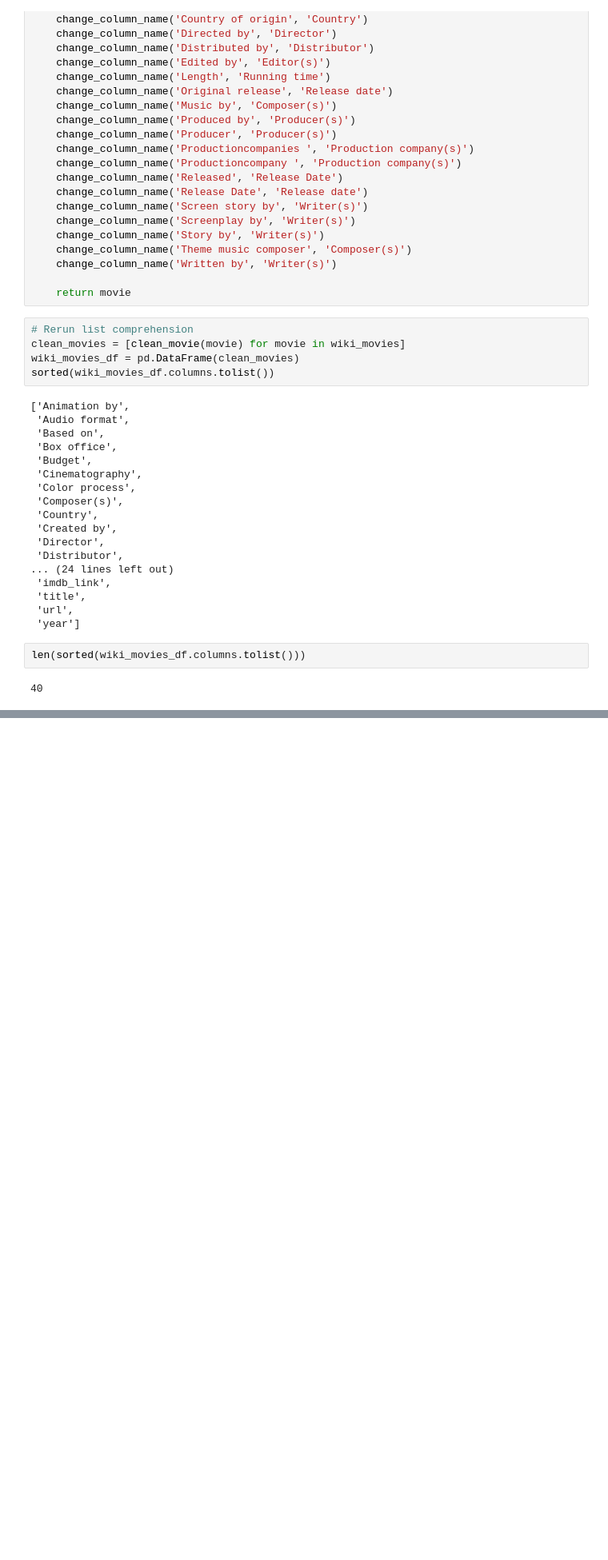
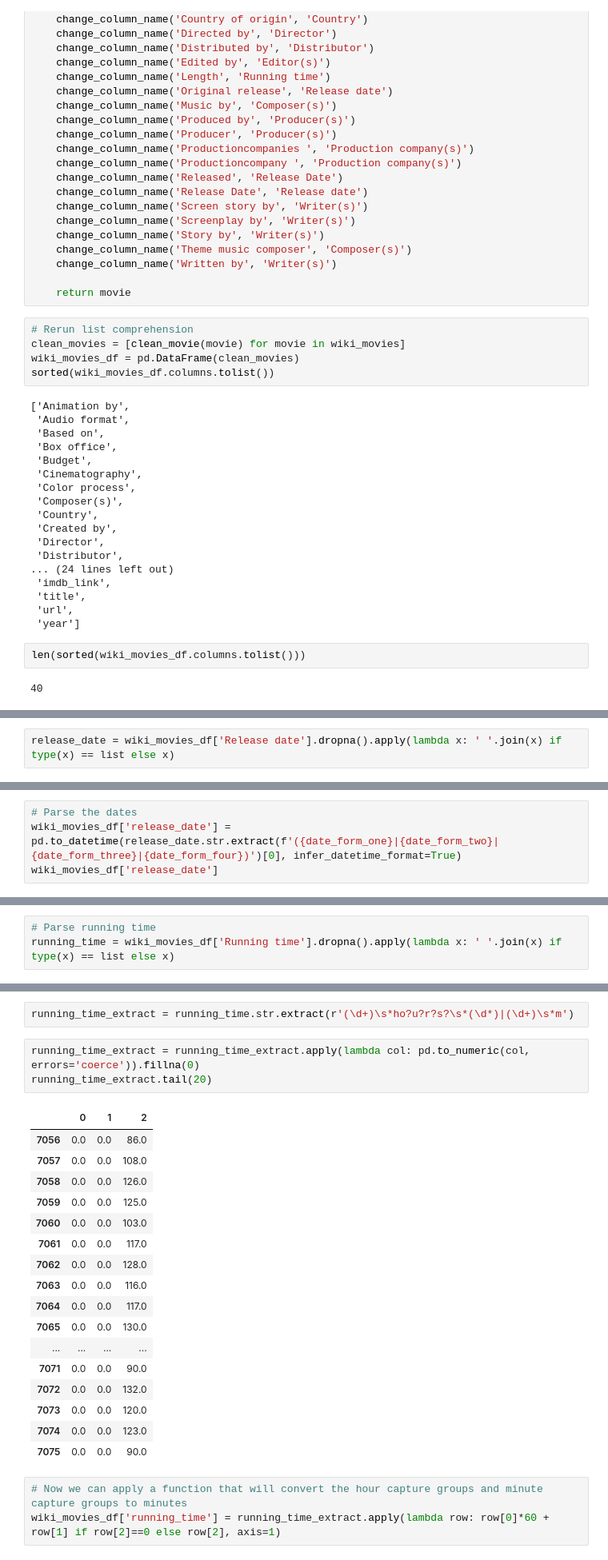
Before and after one commit to Jose-Monagas/Movies-ETL, a Jupyter notebook: ETL_module.ipynb, the cells around one changed output, grey strips where cells are left out. Shown at 80% size. Cells and saved outputs as stored; diff of their text form; blank space fills up the shorter version.

```diff
--- a/ETL_module.ipynb
+++ b/ETL_module.ipynb
@@ -387,0 +704,2 @@ print
+# %%
+release_date = wiki_movies_df['Release date'].dropna().apply(lambda x: ' '.join(x) if type(x) == list else x)
@@ -387,0 +742,4 @@ print
+# %%
+# Parse the dates
+wiki_movies_df['release_date'] = pd.to_datetime(release_date.str.extract(f'({date_form_one}|{date_form_two}|{date_form_three}|{date_form_four})')[0], infer_datetime_format=True)
+wiki_movies_df['release_date']
@@ -387,0 +759,3 @@ print
+# %%
+# Parse running time
+running_time = wiki_movies_df['Running time'].dropna().apply(lambda x: ' '.join(x) if type(x) == list else x)
@@ -387,0 +828,26 @@ print
+# %%
+running_time_extract = running_time.str.extract(r'(\d+)\s*ho?u?r?s?\s*(\d*)|(\d+)\s*m')
+# %%
+running_time_extract = running_time_extract.apply(lambda col: pd.to_numeric(col, errors='coerce')).fillna(0)
+running_time_extract.tail(20)
+# %% [output]
+|  | 0 | 1 | 2 |
+| 7056 | 0.0 | 0.0 | 86.0 |
+| 7057 | 0.0 | 0.0 | 108.0 |
+| 7058 | 0.0 | 0.0 | 126.0 |
+| 7059 | 0.0 | 0.0 | 125.0 |
+| 7060 | 0.0 | 0.0 | 103.0 |
+| 7061 | 0.0 | 0.0 | 117.0 |
+| 7062 | 0.0 | 0.0 | 128.0 |
+| 7063 | 0.0 | 0.0 | 116.0 |
+| 7064 | 0.0 | 0.0 | 117.0 |
+| 7065 | 0.0 | 0.0 | 130.0 |
+| ... | ... | ... | ... |
+| 7071 | 0.0 | 0.0 | 90.0 |
+| 7072 | 0.0 | 0.0 | 132.0 |
+| 7073 | 0.0 | 0.0 | 120.0 |
+| 7074 | 0.0 | 0.0 | 123.0 |
+| 7075 | 0.0 | 0.0 | 90.0 |
+# %%
+# Now we can apply a function that will convert the hour capture groups and minute capture groups to minutes
+wiki_movies_df['running_time'] = running_time_extract.apply(lambda row: row[0]*60 + row[1] if row[2]==0 else row[2], axis=1)
```
Also changed, not shown: parts of 59 cells of this notebook.
